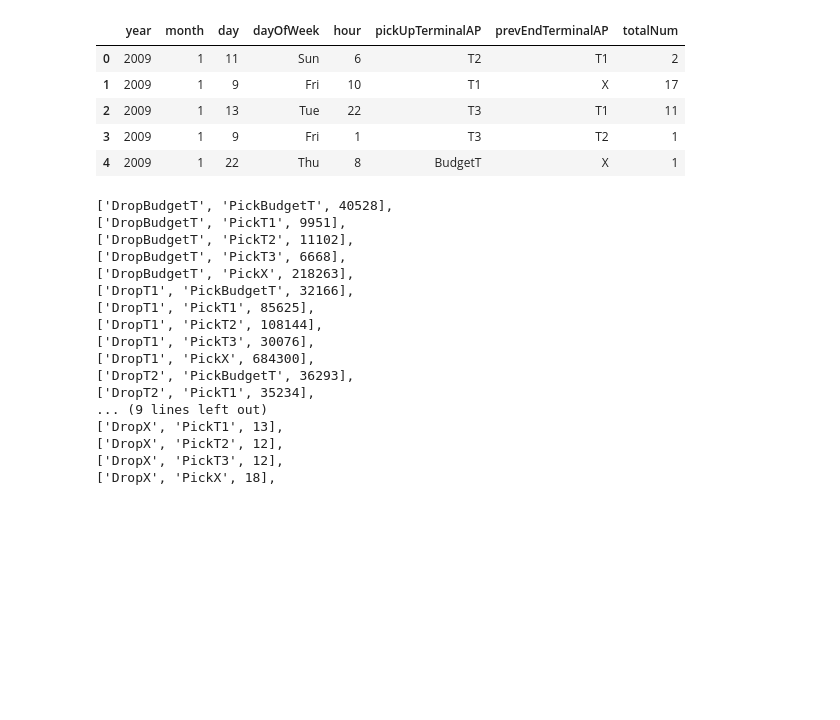
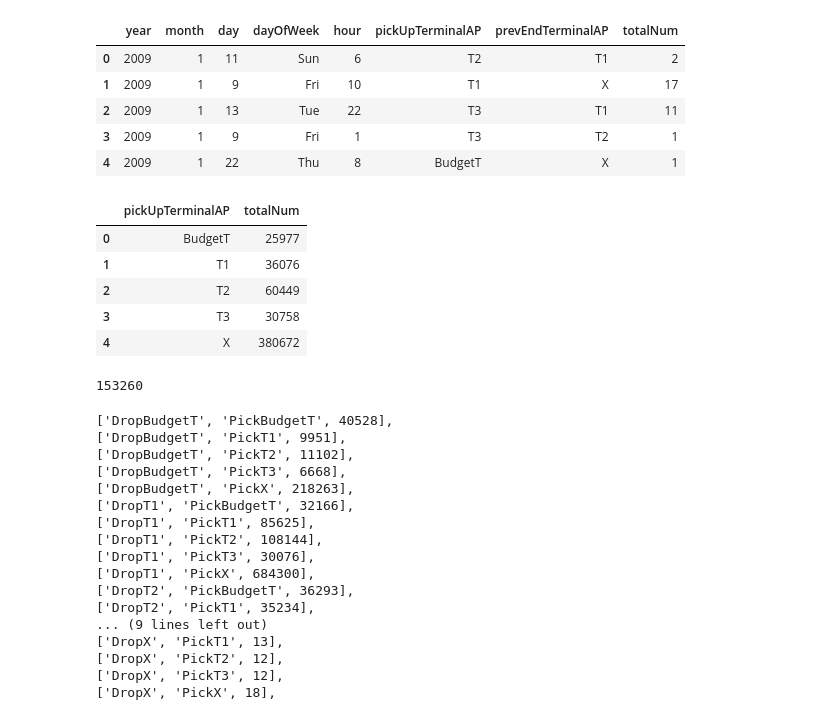
Before and after one commit to PeterGCM/taxi_projects, a Jupyter notebook: information_boards/z_notebooks/Trip flow.ipynb, the cells around one changed output. Cells and saved outputs as stored; diff of their text form; code cells hidden in the pictures; blank space fills up the shorter version.

```diff
--- a/information_boards/z_notebooks/Trip flow.ipynb
+++ b/information_boards/z_notebooks/Trip flow.ipynb
@@ -15,3 +15,20 @@ df.head()
 | 2 | 2009 | 1 | 13 | Tue | 22 | T3 | T1 | 11 |
 | 3 | 2009 | 1 | 9 | Fri | 1 | T3 | T2 | 1 |
 | 4 | 2009 | 1 | 22 | Thu | 8 | BudgetT | X | 1 |
+# %%
+Y2009 = df[(df['year'] == 2009)]
+JAN2009 = df[(df['month'] == 1) & (df['prevEndTerminalAP'] != 'X')]
+# %%
+JAN2009 = JAN2009.groupby(['pickUpTerminalAP']).sum()['totalNum'].reset_index()
+JAN2009
+# %% [output]
+|  | pickUpTerminalAP | totalNum |
+| 0 | BudgetT | 25977 |
+| 1 | T1 | 36076 |
+| 2 | T2 | 60449 |
+| 3 | T3 | 30758 |
+| 4 | X | 380672 |
+# %%
+sum(JAN2009['totalNum']) - 380672
+# %% [output]
+153260
```
Also changed, not shown: parts of 2 cells of this notebook, 4 other files.
